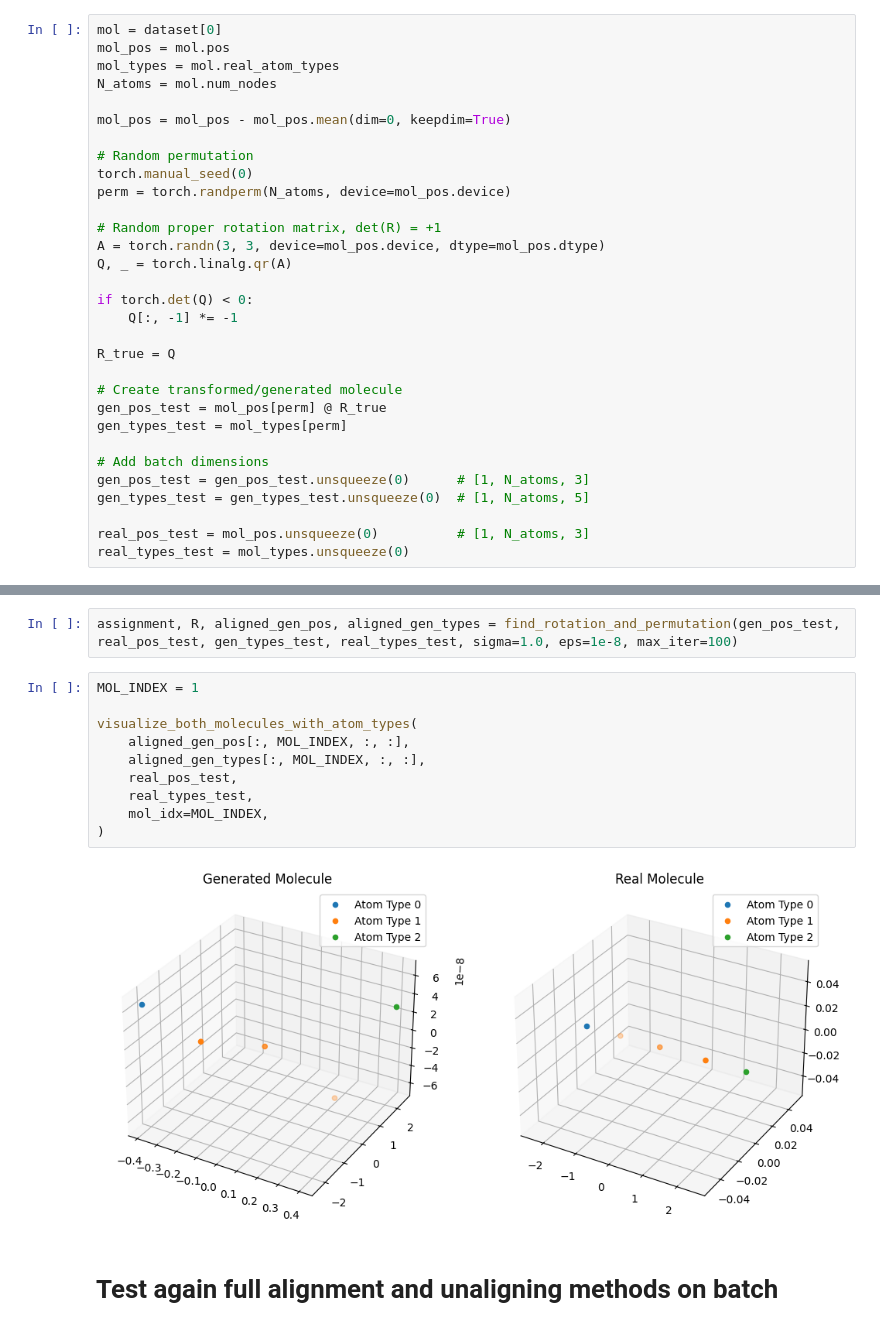
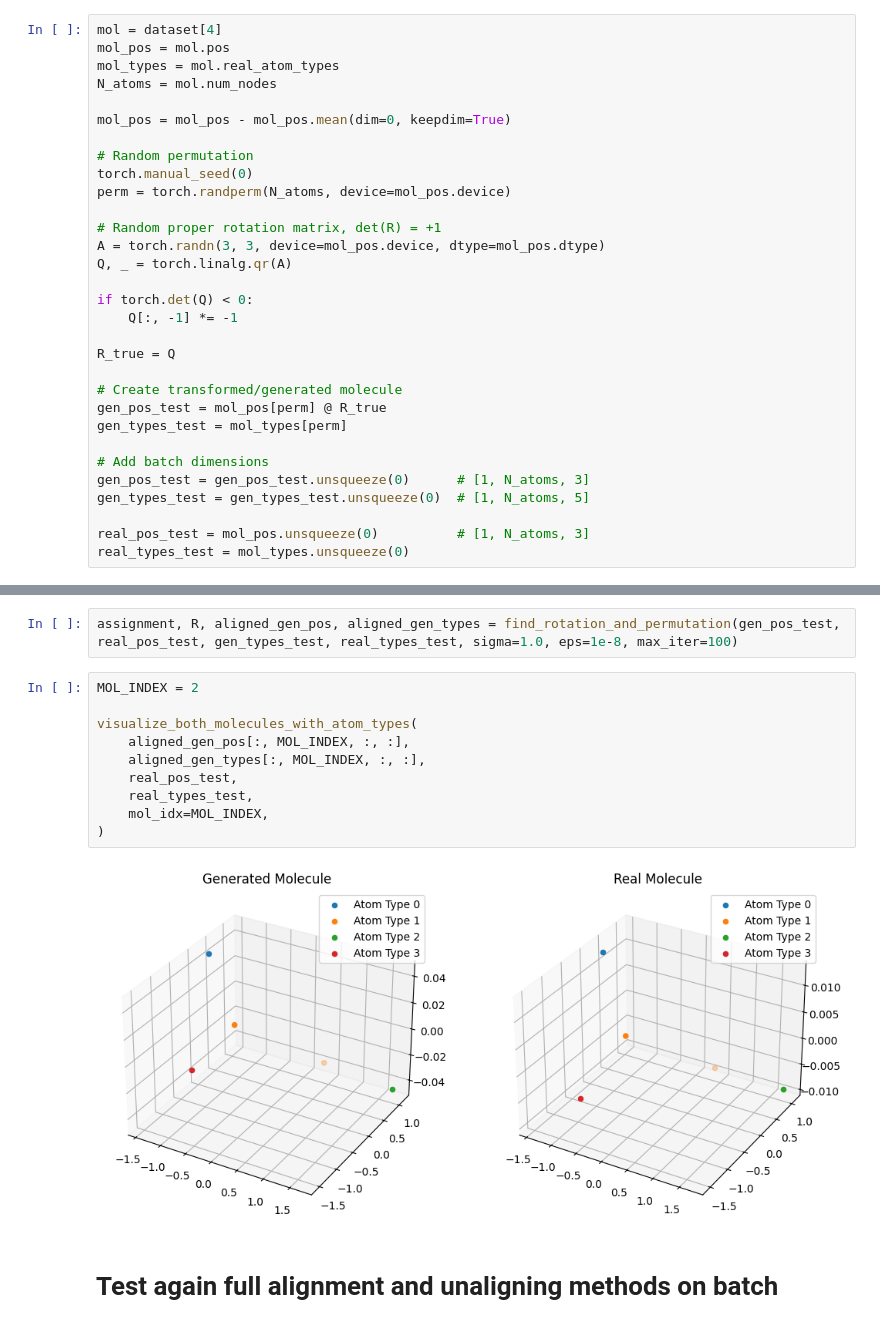
Before and after one commit to edovergna/equi-drifting, a Jupyter notebook: notebooks/aligned_loss.ipynb, the cells around one changed output, grey strips where cells are left out. Cells and saved outputs as stored; diff of their text form.

```diff
--- a/notebooks/aligned_loss.ipynb
+++ b/notebooks/aligned_loss.ipynb
@@ -819,7 +915,7 @@ def find_rotation_and_permutation(
 # %% [markdown]
 # Testing out the aligning functions
 # %%
-mol = dataset[0]
+mol = dataset[4]
 mol_pos = mol.pos
 mol_types = mol.real_atom_types
 N_atoms = mol.num_nodes
@@ -1007,17 +1103,17 @@ visualize_both_molecules_with_atom_types(
 # %%
 assignment, R, aligned_gen_pos, aligned_gen_types = find_rotation_and_permutation(gen_pos_test, real_pos_test, gen_types_test, real_types_test, sigma=1.0, eps=1e-8, max_iter=100)
 # %%
-MOL_INDEX = 1
+MOL_INDEX = 2
 
 visualize_both_molecules_with_atom_types(
     aligned_gen_pos[:, MOL_INDEX, :, :],
     aligned_gen_types[:, MOL_INDEX, :, :],
     real_pos_test,
     real_types_test,
     mol_idx=MOL_INDEX,
 )
 # %% [output]
-[figure, old version]
+[figure, new version]
 # %% [markdown]
 # Test again full alignment and unaligning methods on batch
 # %%
```
Also changed, not shown: parts of 13 cells of this notebook.
